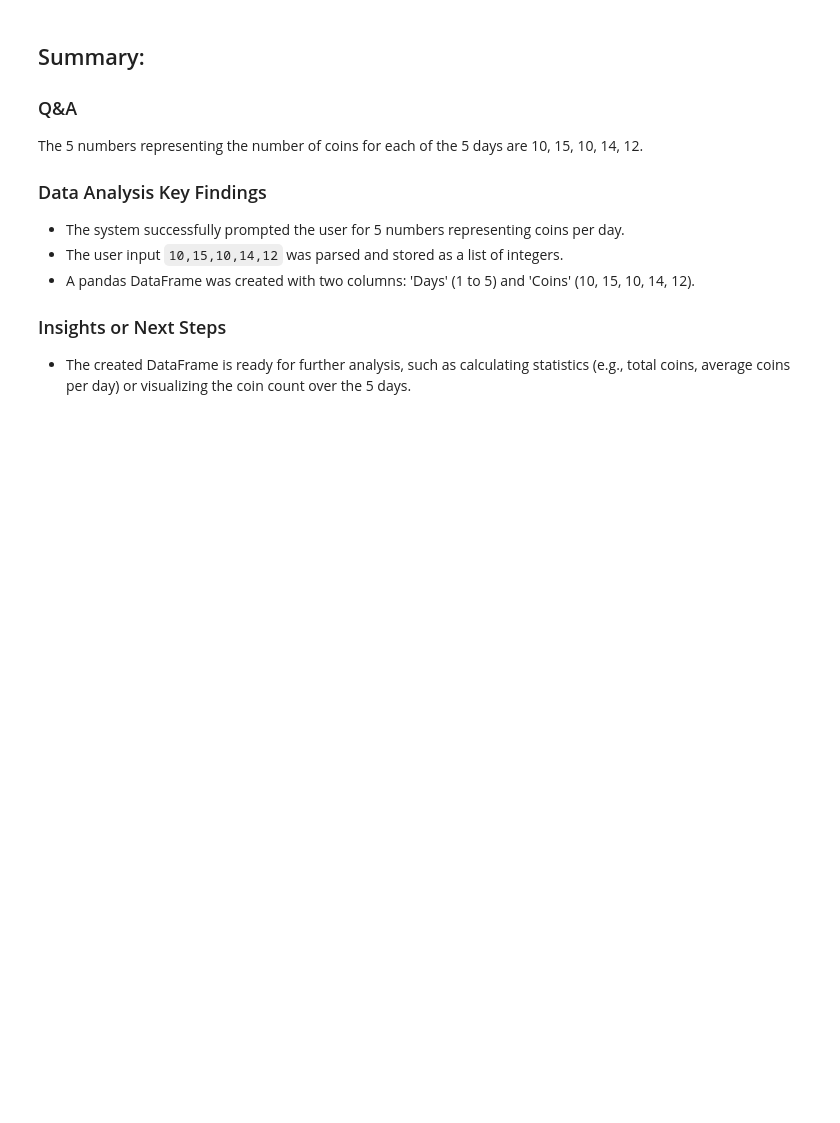
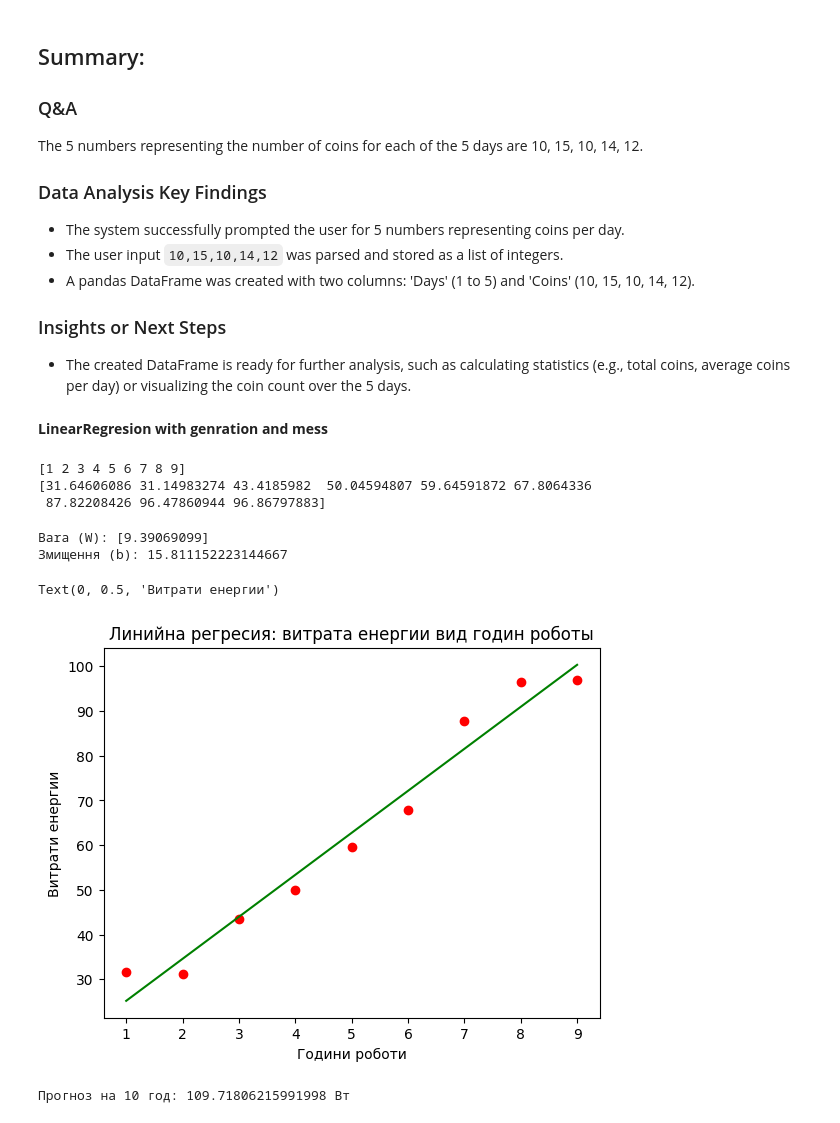
Before and after one commit to NikitaTsygura/MachineLearning, a Jupyter notebook: SupervisedLearning/Линийна_регресия.ipynb, the cells around one changed output. Saved outputs shown, nothing was run; the diff lists cells and outputs as text; code cells hidden in the pictures; blank space fills up the shorter version.

```diff
--- a/SupervisedLearning/Линийна_регресия.ipynb
+++ b/SupervisedLearning/Линийна_регресия.ipynb
@@ -131,3 +131,53 @@ The 5 numbers representing the number of coins for each of the 5 days are 10, 15
 
 ### Insights or Next Steps
 *   The created DataFrame is ready for further analysis, such as calculating statistics (e.g., total coins, average coins per day) or visualizing the coin count over the 5 days.
+# %% [markdown]
+**LinearRegresion with genration and mess**
+# %%
+import numpy as np
+import pandas as pd
+
+np.random.seed(42)
+hours = np.array([1, 2, 3, 4, 5, 6, 7, 8, 9])
+energy_usage = 10 * hours + 15 + np.random.normal(0, 5, len(hours))
+
+print(hours)
+print(energy_usage)
+# %% [output]
+[1 2 3 4 5 6 7 8 9]
+[31.64606086 31.14983274 43.4185982  50.04594807 59.64591872 67.8064336
+ 87.82208426 96.47860944 96.86797883]
+# %%
+# scikit-learn
+from sklearn.linear_model import LinearRegression
+
+X = hours.reshape(-1, 1)
+Y =energy_usage
+
+model = LinearRegression()
+model.fit(X, Y)
+
+print("Bara (W):", model.coef_)
+print("Змищення (b):", model.intercept_)
+# %% [output]
+Bara (W): [9.39069099]
+Змищення (b): 15.811152223144667
+# %%
+import matplotlib.pyplot as plt
+
+Y_pred = model.predict(X)
+
+plt.scatter(X, Y, color="red", label="Зеальни дани")
+plt.plot(X, Y_pred, color="green", label="Линийна регресия")
+plt.title("Линийна регресия: витрата енергии вид годин роботы")
+plt.xlabel("Години роботи")
+plt.ylabel("Витрати енергии")
+# %% [output]
+Text(0, 0.5, 'Витрати енергии')
+[figure, added]
+# %%
+new_value = [[10]]
+predicted_coins = model.predict(new_value)
+print(f"Прогноз на {new_value[0][0]} год: {predicted_coins[0]} Вт")
+# %% [output]
+Прогноз на 10 год: 109.71806215991998 Вт
```
